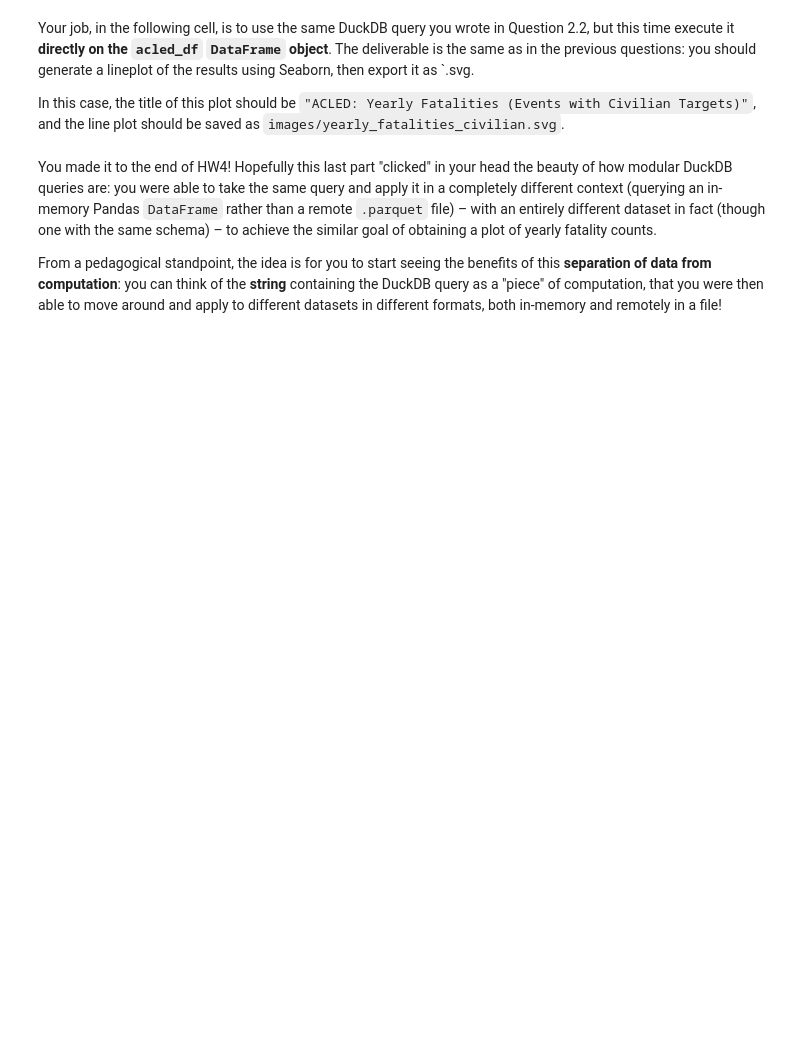
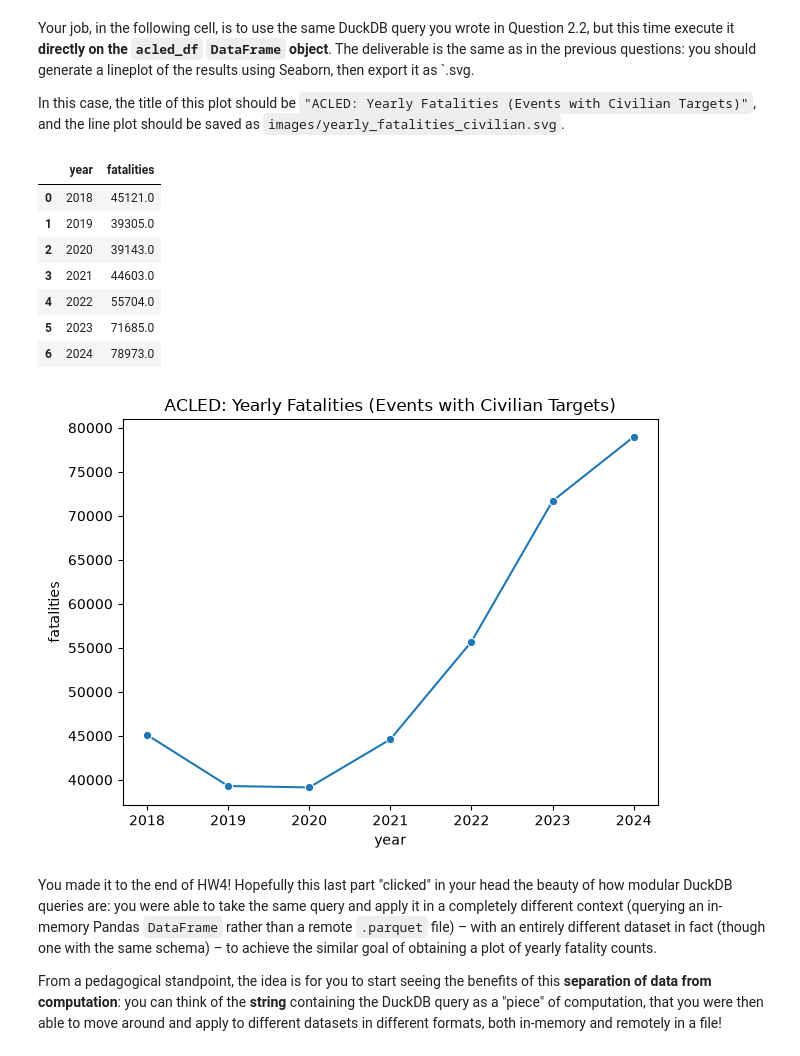
Before and after one commit to rgeorge-gt/dsan6000-hw04, a Jupyter notebook: DSAN6000_HW4.ipynb, the cells around one changed output. Saved outputs shown, nothing was run; the diff lists cells and outputs as text; code cells hidden in the pictures; blank space fills up the shorter version.

```diff
--- a/DSAN6000_HW4.ipynb
+++ b/DSAN6000_HW4.ipynb
@@ -173,5 +233,18 @@ In this case, we'll simulate an organization that has already loaded a `DataFram
 # Provided code: loads the ACLED civilian-target events data into Python memory
 # as a Pandas DataFrame
 import pandas as pd
-civilian_df = pd.read_parquet('s3://dsan6000-data/acled_civilian_events.parquet')
+from pyarrow import fs
+
+s3 = fs.S3FileSystem(
+    anonymous=True,
+    region="us-east-1"
+)
+
+civilian_df = pd.read_parquet(
+    "dsan6000-data/acled_civilian_events.parquet",
+    engine="pyarrow",
+    filesystem=s3,
+    columns=["year", "fatalities"]
+)
+
 civilian_df.head()
@@ -180,29 +261,58 @@ Your job, in the following cell, is to use the same DuckDB query you wrote in Qu
 
 In this case, the title of this plot should be `"ACLED: Yearly Fatalities (Events with Civilian Targets)"`, and the line plot should be saved as `images/yearly_fatalities_civilian.svg`.
 # %%
+#| label: Q3-response
 #| label: Q3-response
 import pandas as pd
 import numpy as np
 import matplotlib.pyplot as plt
 import seaborn as sns
 import duckdb
 
 # Note that here we do *not* need to install and load the httpfs extension.
 # That extension was only necessary in Q2 because we were executing queries over
 # HTTP (essentially, issuing GET requests to AWS for the S3 bucket contents)
 con = duckdb.connect()
 
 # Your code here: You can copy-and-paste your DuckDB query from Q2.2's .py file,
 # but make sure you update it to query the Pandas *DataFrame*, civilian_df,
 # rather than the remote S3 bucket!
-yearly_fatalities_query = ""
+yearly_fatalities_query = """
+SELECT
+    year,
+    SUM(fatalities) AS fatalities
+FROM civilian_df
+WHERE year BETWEEN 2018 AND 2024
+GROUP BY year
+ORDER BY year
+"""
 
 # If your query is written correctly, the following lines will display the
 # resulting data table in the cell's output
 result_df = con.execute(yearly_fatalities_query).df()
 display(result_df)
 
 # Finally, write code to generate and export the yearly fatalities plot here
+sns.lineplot(
+    data=result_df,
+    x="year",
+    y="fatalities",
+    marker="o"
+)
+
+plt.title("ACLED: Yearly Fatalities (Events with Civilian Targets)")
+plt.tight_layout()
+plt.savefig("images/yearly_fatalities_civilian.svg")
+# %% [output]
+|  | year | fatalities |
+| 0 | 2018 | 45121.0 |
+| 1 | 2019 | 39305.0 |
+| 2 | 2020 | 39143.0 |
+| 3 | 2021 | 44603.0 |
+| 4 | 2022 | 55704.0 |
+| 5 | 2023 | 71685.0 |
+| 6 | 2024 | 78973.0 |
+[figure, added]
 # %% [markdown]
 You made it to the end of HW4! Hopefully this last part "clicked" in your head the beauty of how modular DuckDB queries are: you were able to take the same query and apply it in a completely different context (querying an in-memory Pandas `DataFrame` rather than a remote `.parquet` file) – with an entirely different dataset in fact (though one with the same schema) – to achieve the similar goal of obtaining a plot of yearly fatality counts.
 
```
Also changed, not shown: parts of 5 cells of this notebook, 12 other files.
